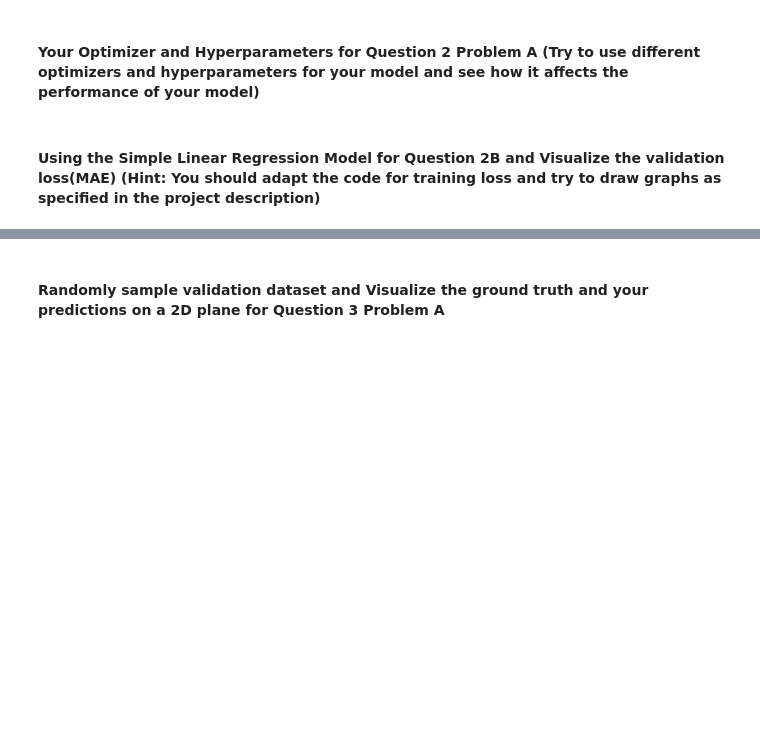
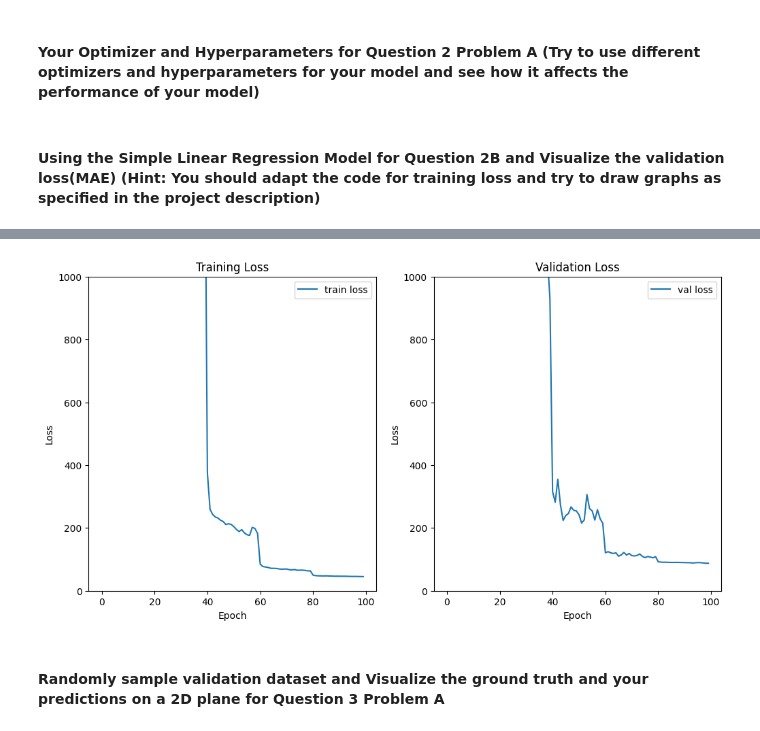
Before and after one commit to kimmypracha/cse251b-project, a Jupyter notebook: CSE 251B Project Milestone Starter Code.ipynb, the cells around one changed output, grey strips where cells are left out. Saved outputs shown, nothing was run; the diff lists cells and outputs as text; code cells hidden in the pictures; blank space fills up the shorter version.

```diff
--- a/CSE 251B Project Milestone Starter Code.ipynb
+++ b/CSE 251B Project Milestone Starter Code.ipynb
@@ -296,8 +297,8 @@ model = LinearRegressionModel().to(device)
 
 
 optimizer = optim.Adam(model.parameters(), lr=1e-3, weight_decay=1e-4)
-scheduler = optim.lr_scheduler.ExponentialLR(optimizer, gamma=0.9)
-# scheduler = optim.lr_scheduler.StepLR(optimizer, step_size=20, gamma=0.25) # You can try different schedulers
+# scheduler = optim.lr_scheduler.ExponentialLR(optimizer, gamma=0.9)
+scheduler = optim.lr_scheduler.StepLR(optimizer, step_size=20, gamma=0.25) # You can try different schedulers
 early_stopping_patience = 10
 best_val_loss = float('inf')
 no_improvement = 0
@@ -305,8 +306,8 @@ criterion = nn.MSELoss()
 # %% [markdown]
 #### Using the Simple Linear Regression Model for Question 2B and Visualize the validation loss(MAE) (Hint: You should adapt the code for training loss and try to draw graphs as specified in the project description)
 # %%
-train_loss = []
-val_loss = []
+train_losses = []
+val_losses = []
 for epoch in tqdm.tqdm(range(100), desc="Epoch", unit="epoch"):
     # ---- Training ----
     model.train()
@@ -347,8 +348,8 @@ for epoch in tqdm.tqdm(range(100), desc="Epoch", unit="epoch"):
     val_mse /= len(val_dataloader)
     scheduler.step()
     # scheduler.step(val_loss)
-    train_loss.append(train_loss)
-    val_loss.append(val_loss)
+    train_losses.append(train_loss)
+    val_losses.append(val_loss)
     tqdm.tqdm.write(f"Epoch {epoch:03d} | Learning rate {optimizer.param_groups[0]['lr']:.6f} | train normalized MSE {train_loss:8.4f} | val normalized MSE {val_loss:8.4f}, | val MAE {val_mae:8.4f} | val MSE {val_mse:8.4f}")
     if val_loss < best_val_loss - 1e-3:
         best_val_loss = val_loss
@@ -359,4 +360,11 @@ for epoch in tqdm.tqdm(range(100), desc="Epoch", unit="epoch"):
         if no_improvement >= early_stopping_patience:
             print("Early stop!")
             break
+plt.plot(train_losses, label='train loss')
+plt.plot(val_losses, label='val loss')
+plt.xlabel('Epoch')
+plt.ylabel('Loss')
+plt.title('Training and Validation Loss')
+plt.legend()
+plt.show()
 # %% [output]
@@ -385,3 +384,20 @@ Epoch 000 | Learning rate 0.000900 | train normalized MSE   8.8473 | val normali
+# %%
+f, ax = plt.subplots(1, 2, figsize=(12, 6))
+ax[0].plot(train_losses, label='train loss')
+ax[1].plot(val_losses, label='val loss')
+ax[0].set_xlabel('Epoch')
+ax[0].set_ylabel('Loss')
+ax[0].set_title('Training Loss')
+ax[1].set_xlabel('Epoch')
+ax[1].set_ylabel('Loss')
+ax[1].set_title('Validation Loss')
+ax[0].set_ylim(0, 1000)
+ax[1].set_ylim(0, 1000)
+ax[0].legend()
+ax[1].legend()
+plt.show()
+# %% [output]
+[figure, added]
 # %% [markdown]
 #### Randomly sample validation dataset and Visualize the ground truth and your predictions on a 2D plane for Question 3 Problem A
 # %%
```
Also changed, not shown: parts of 2 cells of this notebook.
